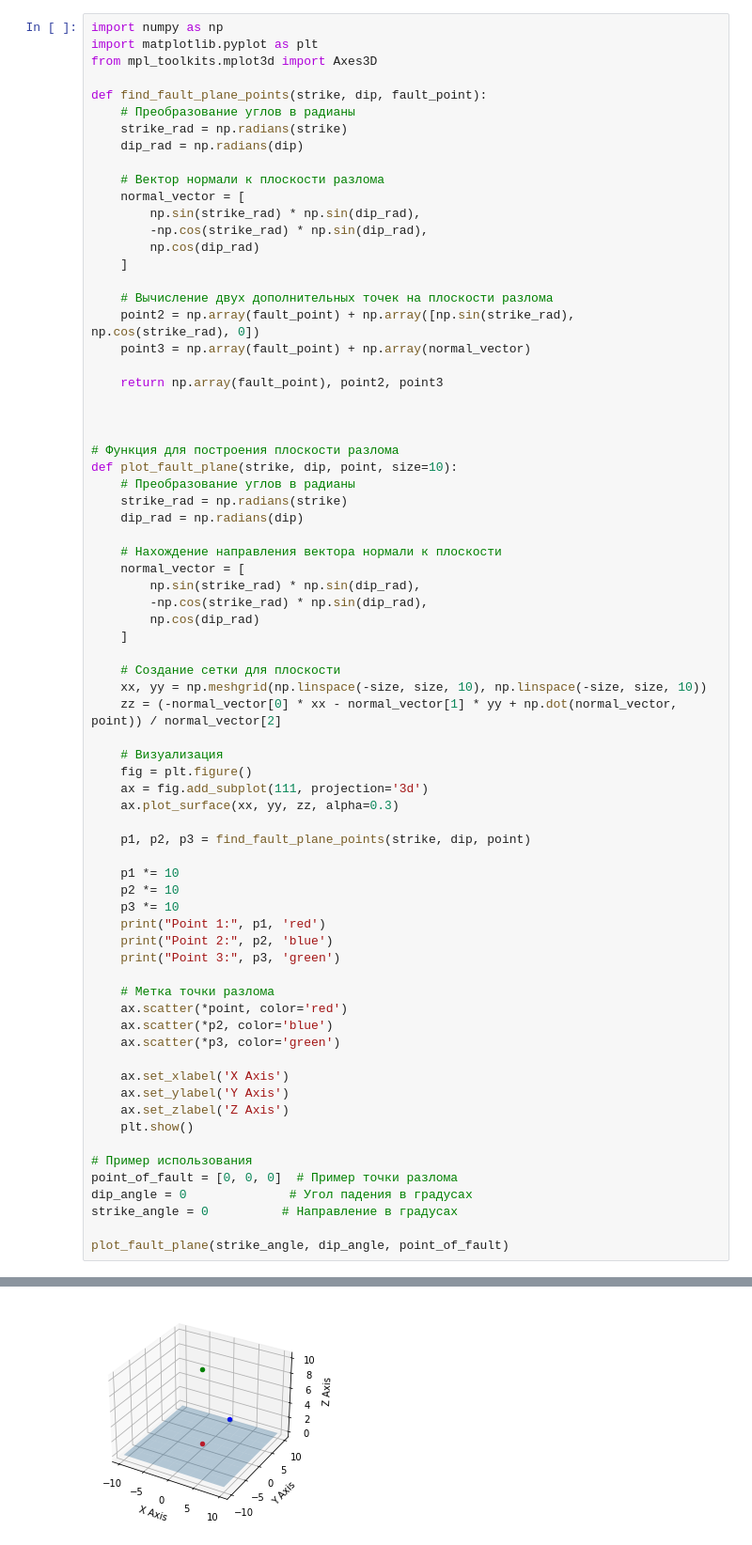
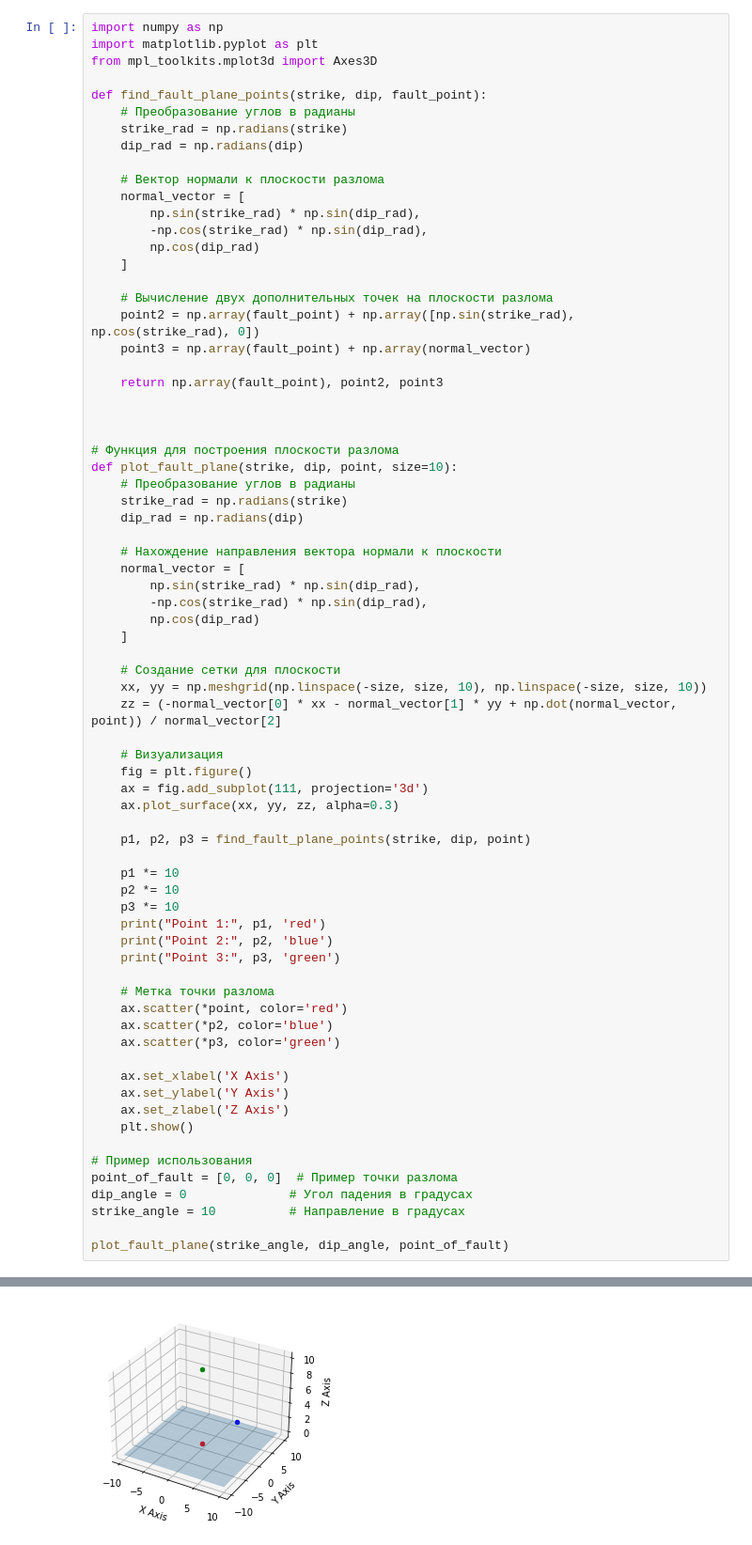
Before and after one commit to mihail1orlov/Learning, a Jupyter notebook: jupyterNotebook/faults/plane/FaultPlaneAnalysis.ipynb, the cells around one changed output, grey strips where cells are left out. Shown at 94% size. Drawn from its saved outputs; the diff is of its cells as text.

```diff
--- a/jupyterNotebook/faults/plane/FaultPlaneAnalysis.ipynb
+++ b/jupyterNotebook/faults/plane/FaultPlaneAnalysis.ipynb
@@ -67,7 +67,7 @@ def plot_fault_plane(strike, dip, point, size=10):
 # Пример использования
 point_of_fault = [0, 0, 0]  # Пример точки разлома
 dip_angle = 0              # Угол падения в градусах
-strike_angle = 0          # Направление в градусах
+strike_angle = 10          # Направление в градусах
 
 plot_fault_plane(strike_angle, dip_angle, point_of_fault)
 # %% [output]
@@ -76,2 +76,2 @@ Point 2: [ 0. 10.  0.] blue
 Point 3: [ 0.  0. 10.] green
-[figure, old version]
+[figure, new version]
```
Also changed, not shown: parts of 1 cell of this notebook, 3 other files.
